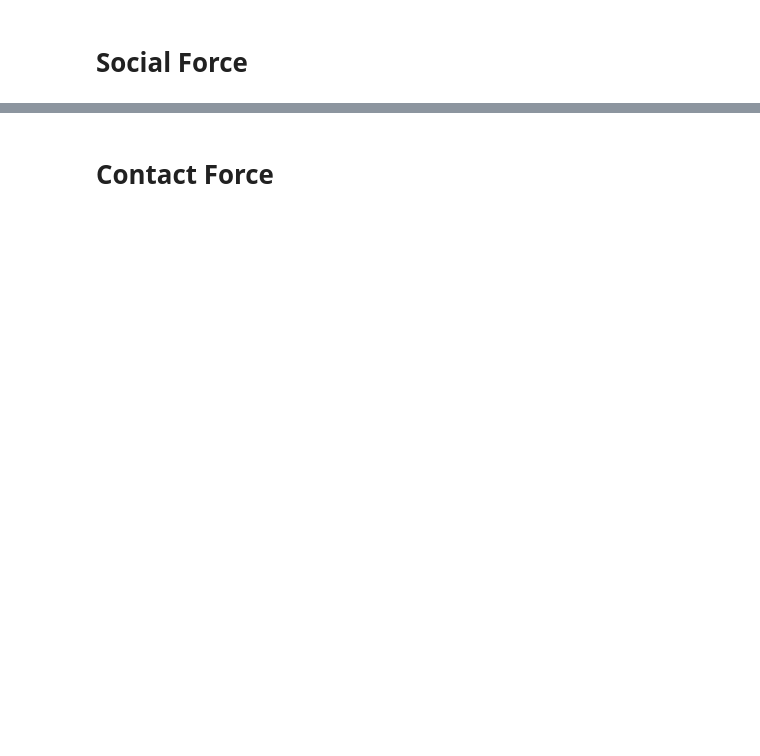
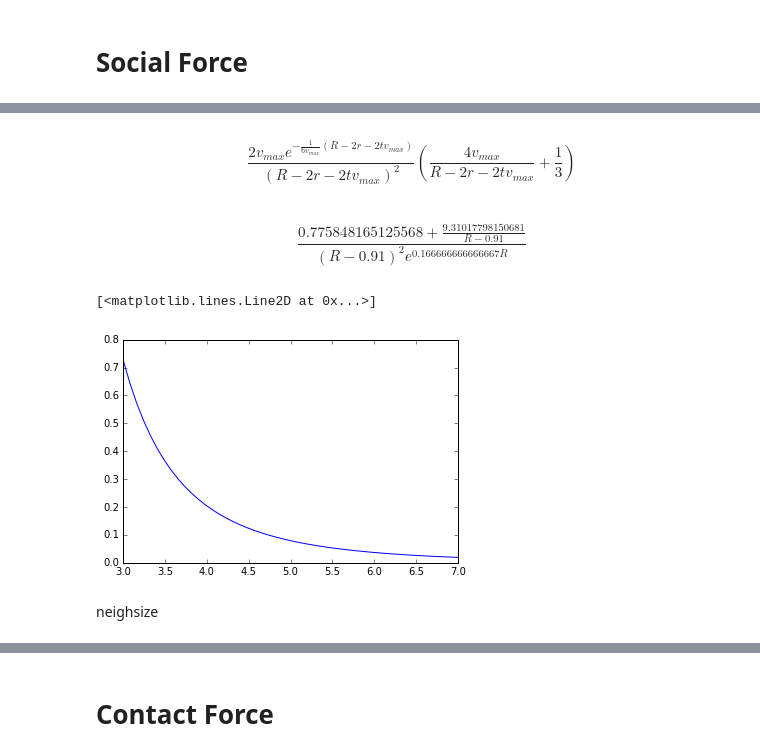
Before and after one commit to crowddynamics/crowddynamics, a Jupyter notebook: notebooks/Motion.ipynb, the cells around one changed output, grey strips where cells are left out. Saved outputs shown, nothing was run; the diff lists cells and outputs as text; code cells hidden in the pictures; blank space fills up the shorter version.

```diff
--- a/notebooks/Motion.ipynb
+++ b/notebooks/Motion.ipynb
@@ -96,0 +154,28 @@ tau.subs(theta, -Pi)
+# %%
+f_neigh_max = -f_soc_max.subs(vals)
+# %%
+f_neigh_max
+# %% [output]
+$$\frac{2 v_{max} e^{- \frac{1}{6 v_{max}} \left(R - 2 r - 2 t v_{max}\right)}}{\left(R - 2 r - 2 t v_{max}\right)^{2}} \left(\frac{4 v_{max}}{R - 2 r - 2 t v_{max}} + \frac{1}{3}\right)$$
+# %%
+vals2 = {
+    v_max: 1.0,
+    r: 0.255,
+    t: 20 * 0.01
+}
+# %%
+err = f_neigh_max.subs(vals2)
+# %%
+err
+# %% [output]
+$$\frac{0.775848165125568 + \frac{9.31017798150681}{R - 0.91}}{\left(R - 0.91\right)^{2} e^{0.166666666666667 R}}$$
+# %%
+f = lambdify(R, err, "numpy")
+# %%
+R2 = np.linspace(3, 7)
+plt.plot(R2, f(R2))
+# %% [output]
+[<matplotlib.lines.Line2D at 0x...>]
+[figure, added]
+# %% [markdown]
+neighsize
```
Also changed, not shown: parts of 66 cells of this notebook, 15 other files.
